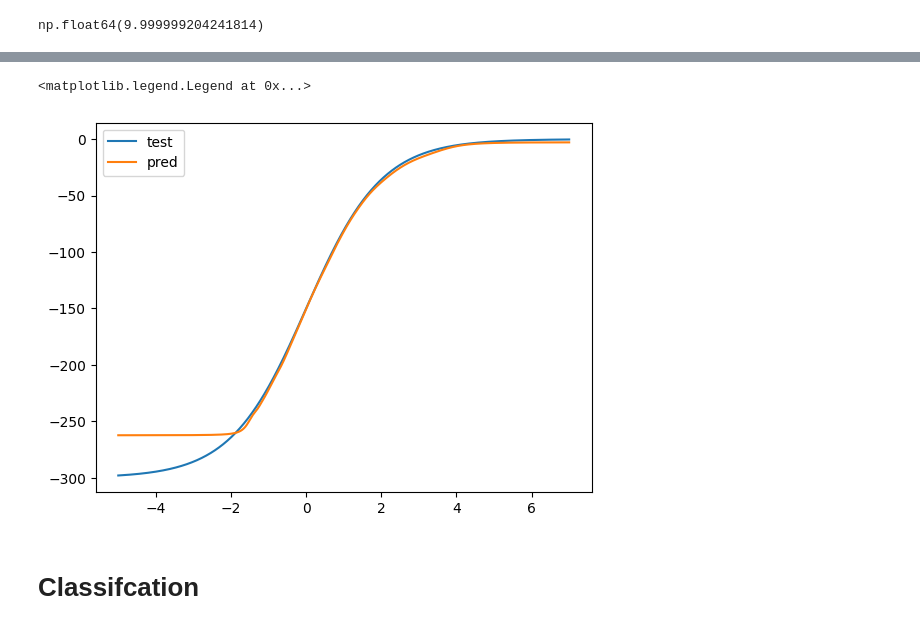
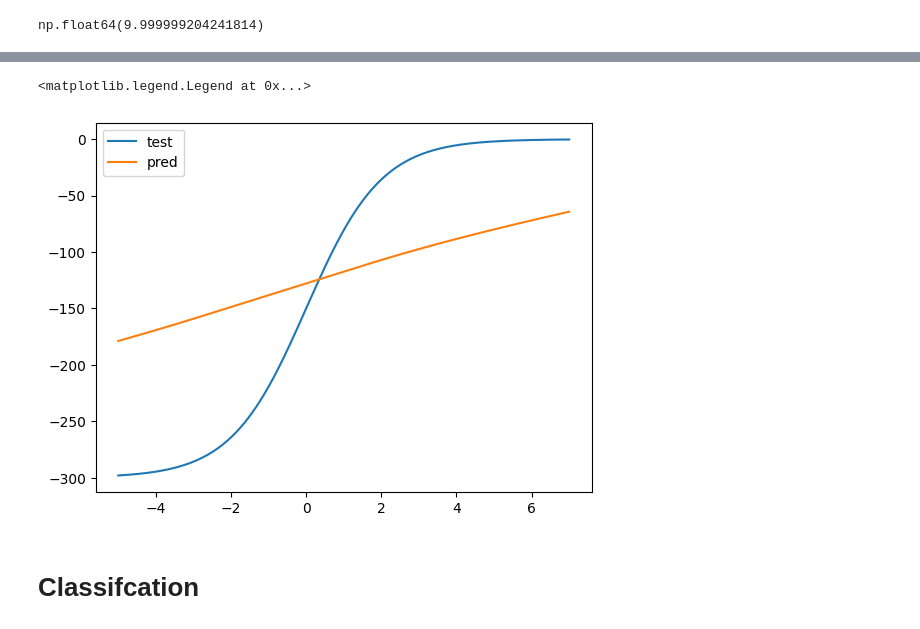
Before and after one commit to Bieslaw/NeuronProject, a Jupyter notebook: Projekt1_test1.ipynb, the cells around one changed output, grey strips where cells are left out. Saved outputs shown, nothing was run; the diff lists cells and outputs as text; code cells hidden in the pictures.

```diff
--- a/Projekt1_test1.ipynb
+++ b/Projekt1_test1.ipynb
@@ -190,3 +237,6 @@ net.train_regre([x], [y])
 net.predict_regre(x)
 # %% [output]
 np.float64(9.999999204241814)
+# %%
+def scale(X, min, max):
+    return (X.astype(float) - min) / (max - min)
@@ -223,0 +277,27 @@ RMSE on test data 13.805885182591414
+# %%
+train_data = np.genfromtxt(
+    "./projekt1/regression/data.activation.train.1000.csv", delimiter=","
+)
+test_data = np.genfromtxt(
+    "./projekt1/regression/data.activation.test.1000.csv", delimiter=","
+)
+X_train = train_data[1:, 0]
+Y_train = train_data[1:, 1]
+X_test = test_data[1:, 0]
+Y_test = test_data[1:, 1]
+minx = min(X_train)
+maxx = max(X_train)
+miny = min(Y_train)
+maxy = max(Y_train)
+
+net = NeuralNet(
+    hidden_layers=3, number_of_neurons_in_layer=30, input_dim=1, activation_f="sigmoid"
+)
+X_scaled = scale(X_train, minx, maxx)
+Y_scaled = scale(Y_train, miny, maxy)
+Y_test_scaled = scale(Y_test, miny, maxy)
+X_test_scaled = scale(X_test, minx, maxx)
+net.train_regre(X_scaled, Y_scaled, learning_rate=0.0001, epochs=1000, print_logs=True)
+
+print(f"RMSE on train data {evaluate_model_regre(net, X_scaled, Y_scaled)}")
+print(f"RMSE on test data {evaluate_model_regre(net, X_test_scaled, Y_test_scaled)}")
@@ -224,13 +322,13 @@ RMSE on test data 13.805885182591414
 # %%
 import matplotlib.pyplot as plt
 ind = np.argsort(X_train)
 plt.plot(X_test, Y_test, label = 'test')
-Y_pred = [net.predict_regre(x) for x in X_test]
+Y_pred = [net.predict_regre(x) for x in X_test_scaled]
 plt.plot(X_test, Y_pred, label = 'pred')
 plt.legend()
 # %% [output]
 <matplotlib.legend.Legend at 0x...>
-[figure, old version]
+[figure, new version]
 # %% [markdown]
 # Classifcation
 # %%
```
Also changed, not shown: parts of 4 cells of this notebook, 1 other file.
